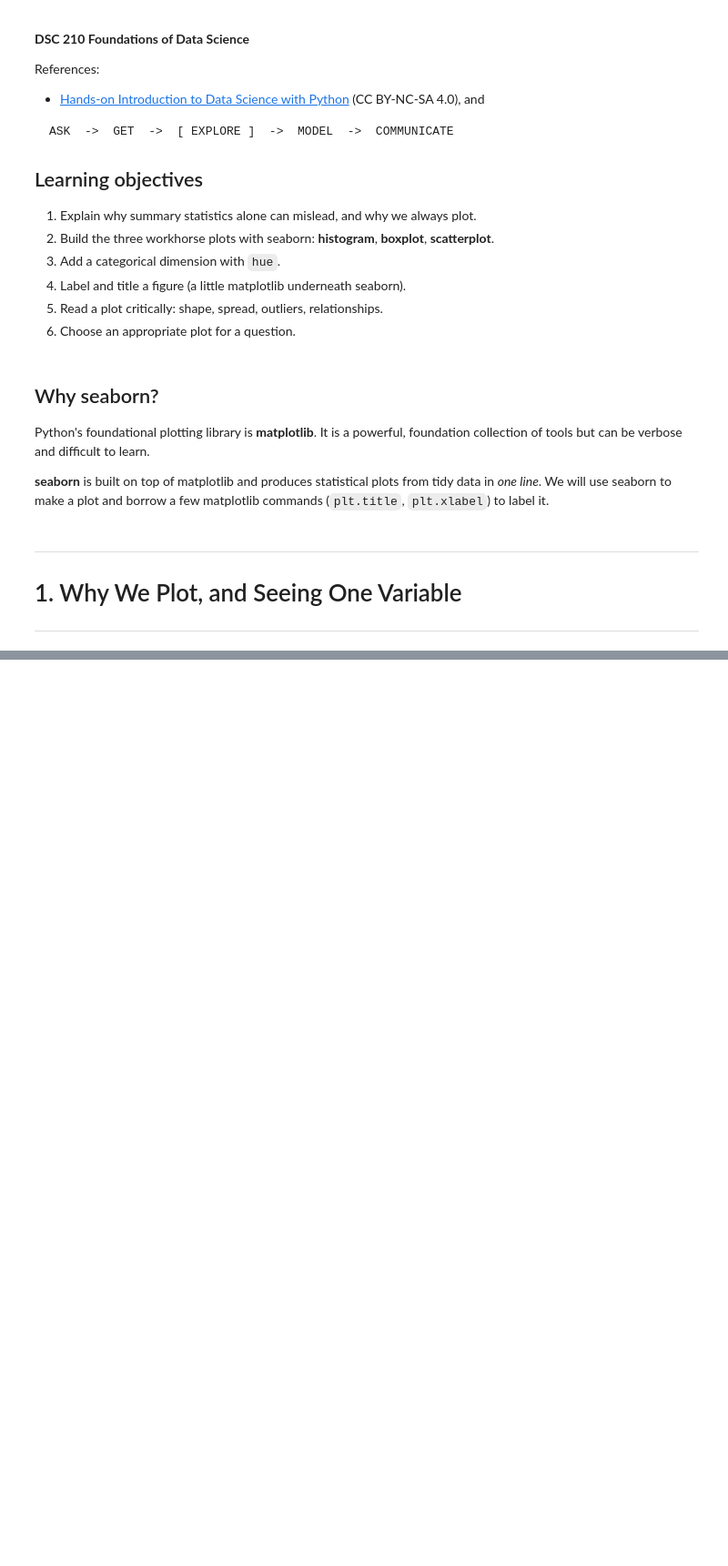
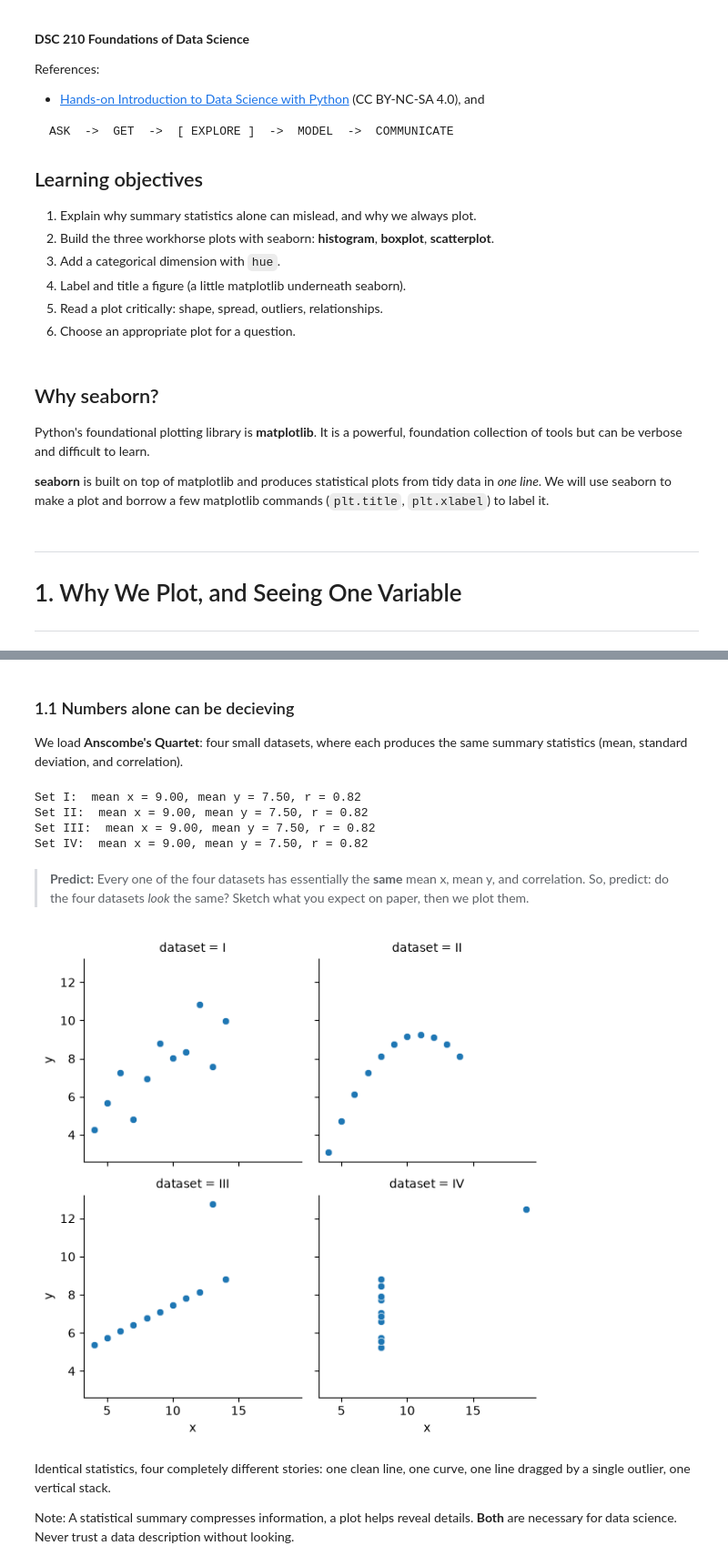
Before and after one commit to jppeirce/DSC210-Foundations-of-Data-Science, a Jupyter notebook: Notes/05-intro_to_seaborn/05-intro_to_seaborn.ipynb, the cells around one changed output, grey strips where cells are left out. Shown at 91% size. Drawn from its saved outputs; the diff is of its cells as text; code cells hidden in the pictures; blank space fills up the shorter version.

```diff
--- a/Notes/05-intro_to_seaborn/05-intro_to_seaborn.ipynb
+++ b/Notes/05-intro_to_seaborn/05-intro_to_seaborn.ipynb
@@ -260,0 +40,33 @@ plt.show()
+# %% [markdown]
+### 1.1 Numbers alone can be decieving
+
+We load **Anscombe's Quartet**: four small datasets, where each produces the same summary statistics (mean, standard deviation, and correlation).
+# %%
+# RUN-TOGETHER
+import numpy as np
+anscombe = sns.load_dataset('anscombe')
+
+# Compute mean of x, mean of y, and correlation for each of the four sets.
+for name, group in anscombe.groupby('dataset'):
+    mx = group['x'].mean()
+    my = group['y'].mean()
+    r = np.corrcoef(group['x'], group['y'])[0, 1]
+    print(f'Set {name}:  mean x = {mx:.2f}, mean y = {my:.2f}, r = {r:.2f}')
+# %% [output]
+Set I:  mean x = 9.00, mean y = 7.50, r = 0.82
+Set II:  mean x = 9.00, mean y = 7.50, r = 0.82
+Set III:  mean x = 9.00, mean y = 7.50, r = 0.82
+Set IV:  mean x = 9.00, mean y = 7.50, r = 0.82
+# %% [markdown]
+> **Predict:** Every one of the four datasets has essentially the **same** mean x, mean y, and correlation. So, predict: do the four datasets *look* the same? Sketch what you expect on paper, then we plot them.
+# %%
+# RUN-TOGETHER:
+sns.relplot(data=anscombe, x='x', y='y', col='dataset',
+            col_wrap=2, height=3)
+plt.show()
+# %% [output]
+[figure, added]
+# %% [markdown]
+Identical statistics, four completely different stories: one clean line, one curve, one line dragged by a single outlier, one vertical stack.
+
+Note: A statistical summary compresses information, a plot helps reveal details.  **Both** are necessary for data science. Never trust a data description without looking.
```
Also changed, not shown: parts of 59 cells of this notebook.
